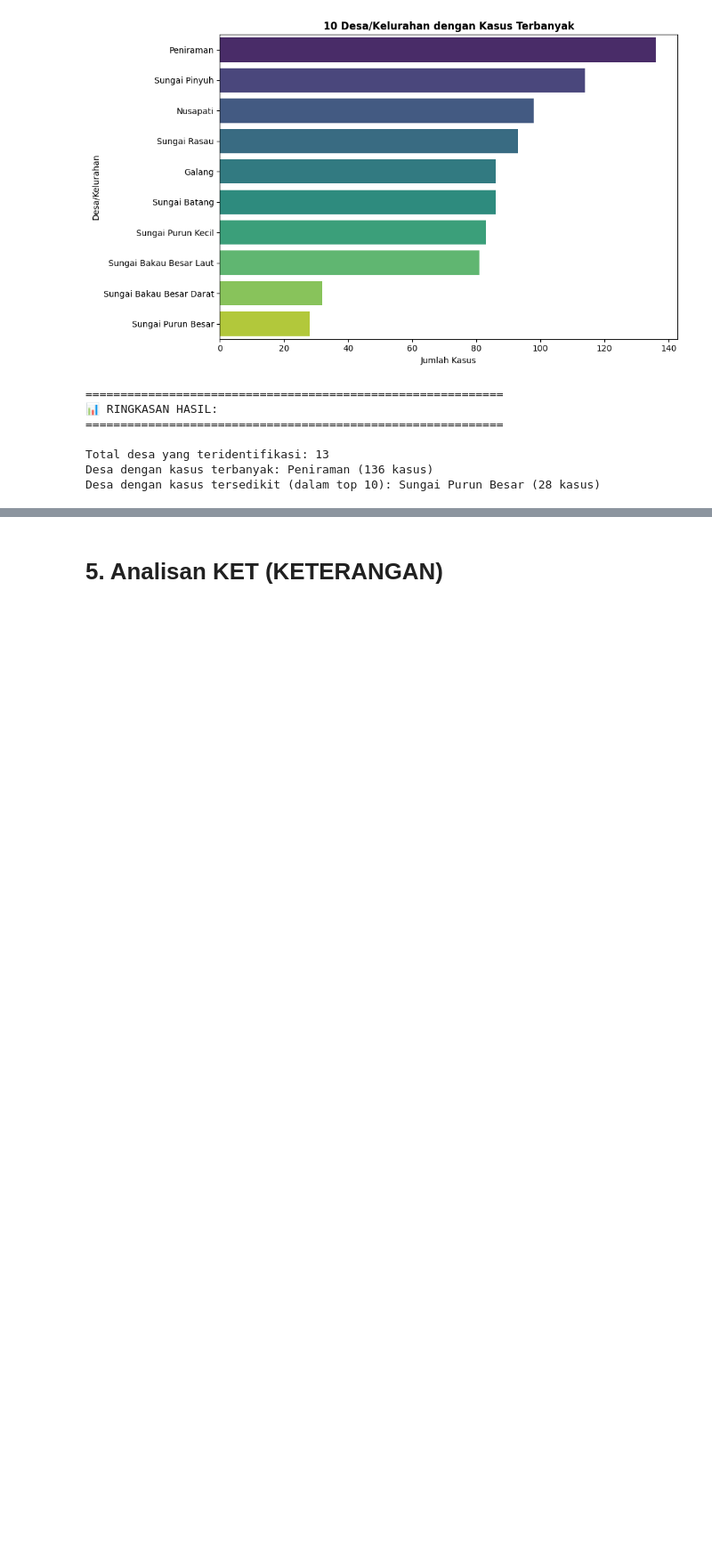
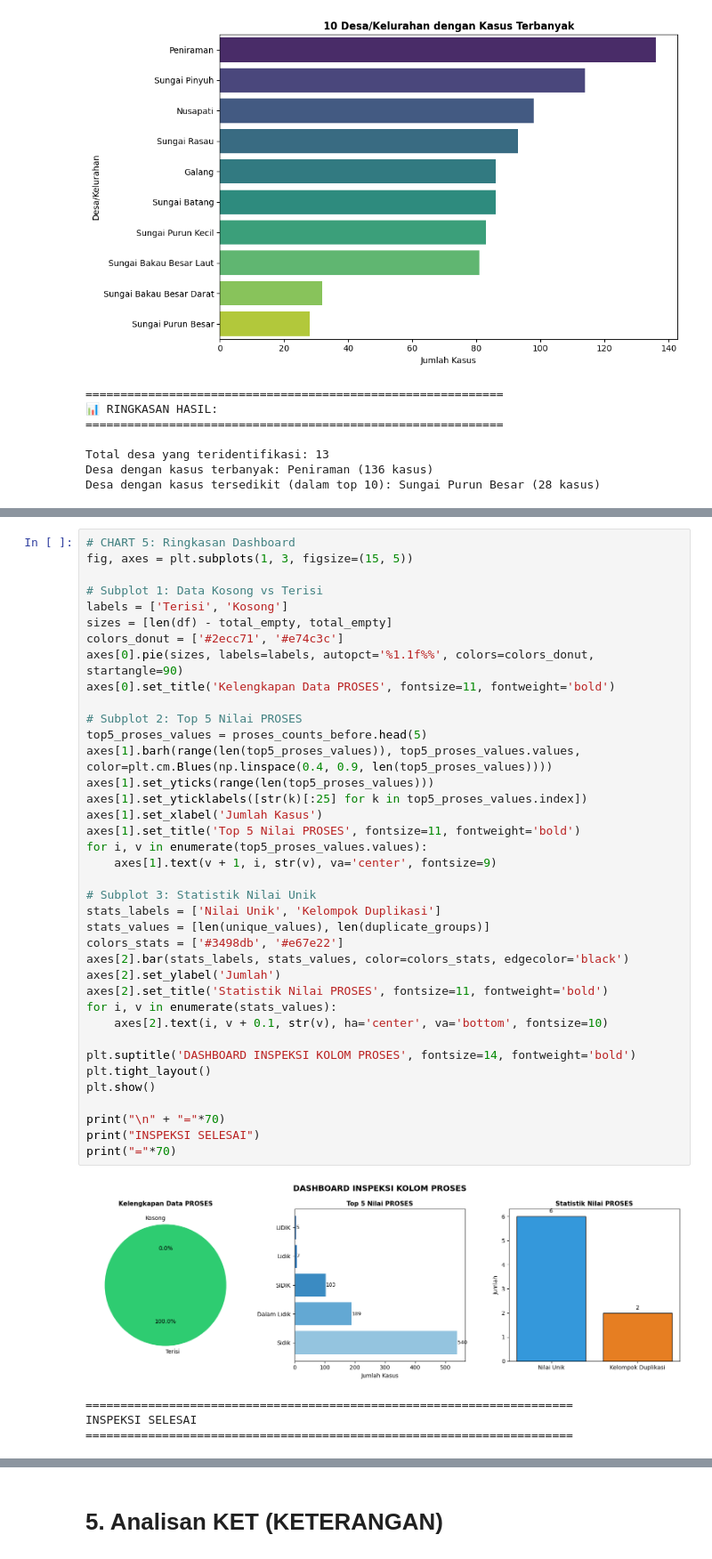
Before and after one commit to Arfandiii/Criminal_Case_Classification, a Jupyter notebook: 03_data_preparation/data_preparation.ipynb, the cells around one changed output, grey strips where cells are left out. Shown at 89% size. Drawn from its saved outputs; the diff is of its cells as text; blank space fills up the shorter version.

```diff
--- a/03_data_preparation/data_preparation.ipynb
+++ b/03_data_preparation/data_preparation.ipynb
@@ -712,0 +946,43 @@ Desa dengan kasus tersedikit (dalam top 10): Sungai Purun Besar (28 kasus)
+# %%
+# CHART 5: Ringkasan Dashboard
+fig, axes = plt.subplots(1, 3, figsize=(15, 5))
+
+# Subplot 1: Data Kosong vs Terisi
+labels = ['Terisi', 'Kosong']
+sizes = [len(df) - total_empty, total_empty]
+colors_donut = ['#2ecc71', '#e74c3c']
+axes[0].pie(sizes, labels=labels, autopct='%1.1f%%', colors=colors_donut, startangle=90)
+axes[0].set_title('Kelengkapan Data PROSES', fontsize=11, fontweight='bold')
+
+# Subplot 2: Top 5 Nilai PROSES
+top5_proses_values = proses_counts_before.head(5)
+axes[1].barh(range(len(top5_proses_values)), top5_proses_values.values, color=plt.cm.Blues(np.linspace(0.4, 0.9, len(top5_proses_values))))
+axes[1].set_yticks(range(len(top5_proses_values)))
+axes[1].set_yticklabels([str(k)[:25] for k in top5_proses_values.index])
+axes[1].set_xlabel('Jumlah Kasus')
+axes[1].set_title('Top 5 Nilai PROSES', fontsize=11, fontweight='bold')
+for i, v in enumerate(top5_proses_values.values):
+    axes[1].text(v + 1, i, str(v), va='center', fontsize=9)
+
+# Subplot 3: Statistik Nilai Unik
+stats_labels = ['Nilai Unik', 'Kelompok Duplikasi']
+stats_values = [len(unique_values), len(duplicate_groups)]
+colors_stats = ['#3498db', '#e67e22']
+axes[2].bar(stats_labels, stats_values, color=colors_stats, edgecolor='black')
+axes[2].set_ylabel('Jumlah')
+axes[2].set_title('Statistik Nilai PROSES', fontsize=11, fontweight='bold')
+for i, v in enumerate(stats_values):
+    axes[2].text(i, v + 0.1, str(v), ha='center', va='bottom', fontsize=10)
+
+plt.suptitle('DASHBOARD INSPEKSI KOLOM PROSES', fontsize=14, fontweight='bold')
+plt.tight_layout()
+plt.show()
+
+print("\n" + "="*70)
+print("INSPEKSI SELESAI")
+print("="*70)
+# %% [output]
+[figure, added]
+======================================================================
+INSPEKSI SELESAI
+======================================================================
```
Also changed, not shown: parts of 17 cells of this notebook, 8 other files.
